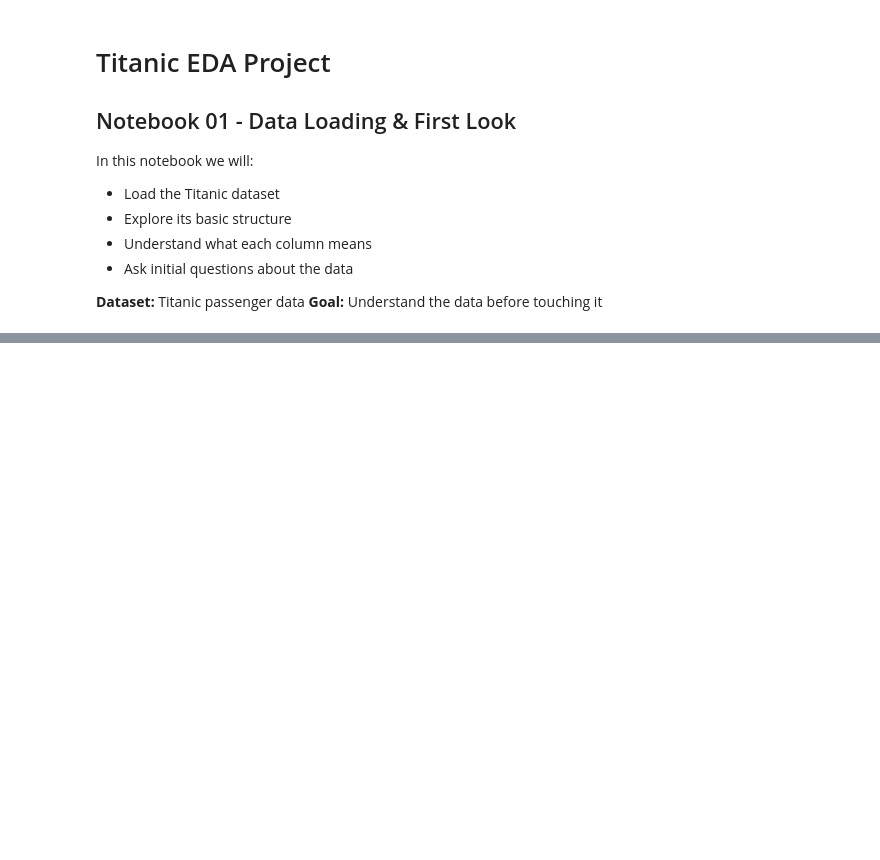
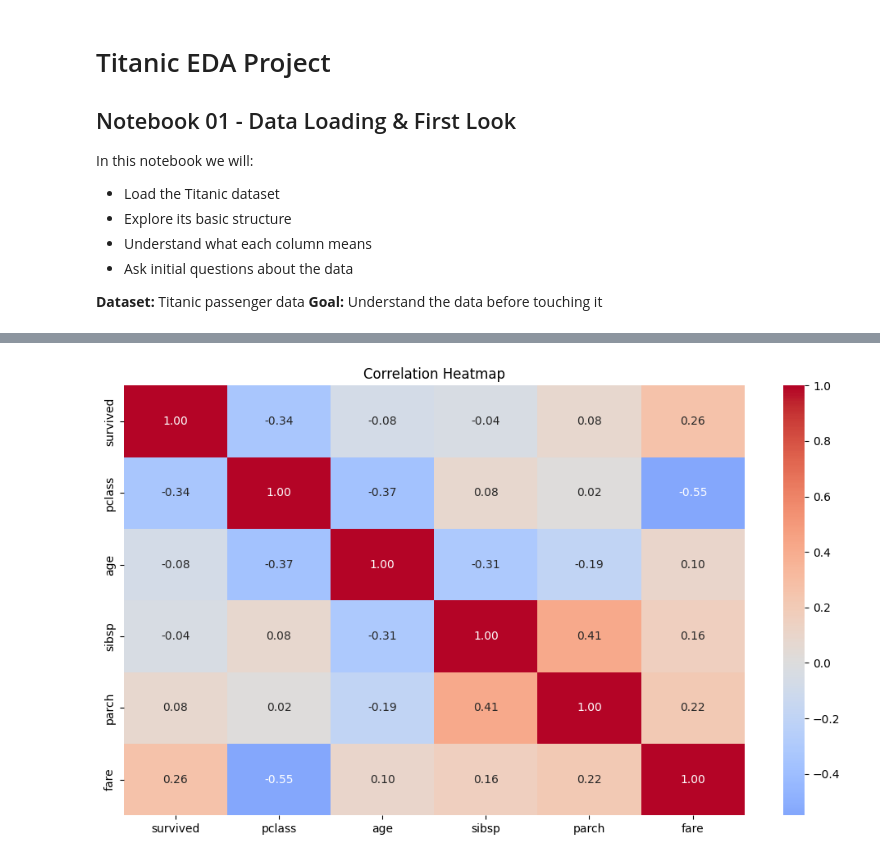
Before and after one commit to Anurag-Singh2004/eda-titanic, a Jupyter notebook: notebooks/01_eda_titanic.ipynb, the cells around one changed output, grey strips where cells are left out. Saved outputs shown, nothing was run; the diff lists cells and outputs as text; code cells hidden in the pictures; blank space fills up the shorter version.

Commit message:
add EDA: fare analysis, age groups, correlation heatmap

```diff
--- a/notebooks/01_eda_titanic.ipynb
+++ b/notebooks/01_eda_titanic.ipynb
@@ -138,0 +145,4 @@ plt.show()
+# %%
+#pd.cut() converts continuous age into categories. It creates a new column.
+df['age_group'] = pd.cut(df['age'],bins=[0,12,18,35,60,100],labels=['Child', 'Teen', 'YoungAdult', 'Adult', 'Senior'])
+df.groupby('age_group',observed=True)['survived'].mean()*100 #shows only groups that exist in data
@@ -138,0 +190,18 @@ plt.show()
+# %%
+#correlation heatmap for numeric features
+plt.figure(figsize=(10,6))
+
+#compute correlation matrix for numeric features
+corr_matrix = df.select_dtypes(include='number').corr()
+
+sns.heatmap(corr_matrix,
+            annot=True,        # show numbers inside boxes
+            fmt='.2f',         # 2 decimal places
+            cmap='coolwarm',   # blue=negative, red=positive
+            center=0)          # center colormap at 0
+plt.title('Correlation Heatmap')
+plt.tight_layout()
+plt.savefig('../outputs/08_correlation_heatmap.png')
+plt.show()
+# %% [output]
+[figure, added]
```
Also changed, not shown: parts of 7 cells of this notebook, 4 other files.
